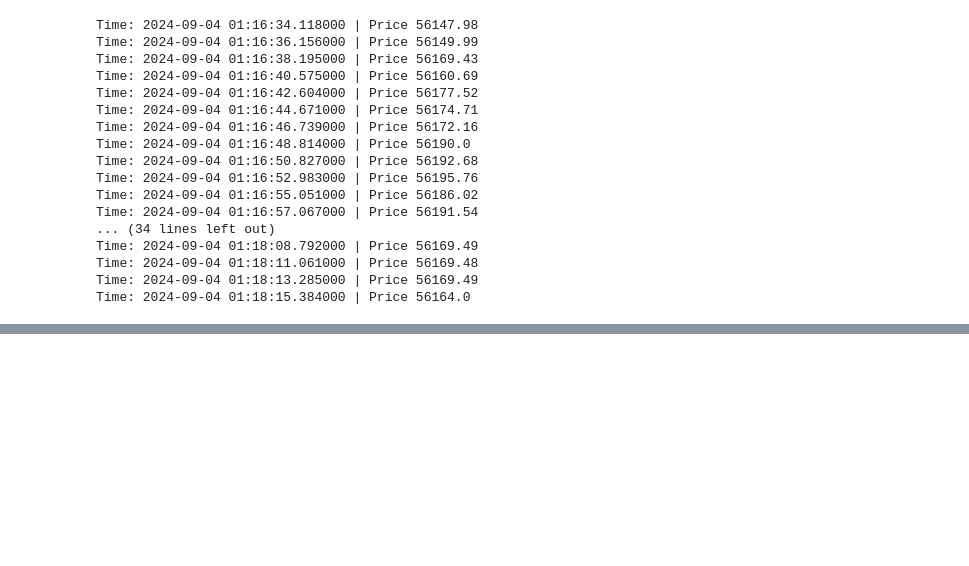
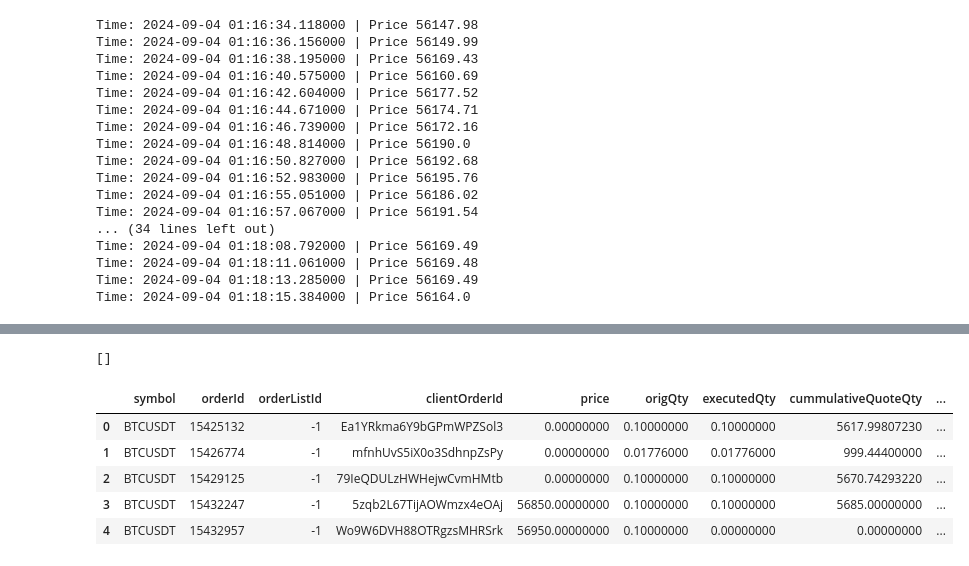
Before and after one commit to kurumbus/crypto-trading-neural-networks-algorythms, a Jupyter notebook: binance-test-trading.ipynb, the cells around one changed output, grey strips where cells are left out. Drawn from its saved outputs; the diff is of its cells as text; code cells hidden in the pictures; blank space fills up the shorter version.

```diff
--- a/binance-test-trading.ipynb
+++ b/binance-test-trading.ipynb
@@ -143,0 +482,16 @@ Time: 2024-09-04 01:18:15.384000 | Price 56164.0
+# %%
+open_orders = client.get_open_orders(symbol = 'BTCUSDT')
+open_orders
+# %% [output]
+[]
+# %%
+all_orders = client.get_all_orders(symbol='BTCUSDT')
+all_orders = pd.DataFrame(all_orders)
+all_orders
+# %% [output]
+|  | symbol | orderId | orderListId | clientOrderId | price | origQty | executedQty | cummulativeQuoteQty | ... |
+| 0 | BTCUSDT | 15425132 | -1 | Ea1YRkma6Y9bGPmWPZSol3 | 0.00000000 | 0.10000000 | 0.10000000 | 5617.99807230 | ... |
+| 1 | BTCUSDT | 15426774 | -1 | mfnhUvS5iX0o3SdhnpZsPy | 0.00000000 | 0.01776000 | 0.01776000 | 999.44400000 | ... |
+| 2 | BTCUSDT | 15429125 | -1 | 79IeQDULzHWHejwCvmHMtb | 0.00000000 | 0.10000000 | 0.10000000 | 5670.74293220 | ... |
+| 3 | BTCUSDT | 15432247 | -1 | 5zqb2L67TijAOWmzx4eOAj | 56850.00000000 | 0.10000000 | 0.10000000 | 5685.00000000 | ... |
+| 4 | BTCUSDT | 15432957 | -1 | Wo9W6DVH88OTRgzsMHRSrk | 56950.00000000 | 0.10000000 | 0.00000000 | 0.00000000 | ... |
```
Also changed, not shown: parts of 29 cells of this notebook, 1 other file.
